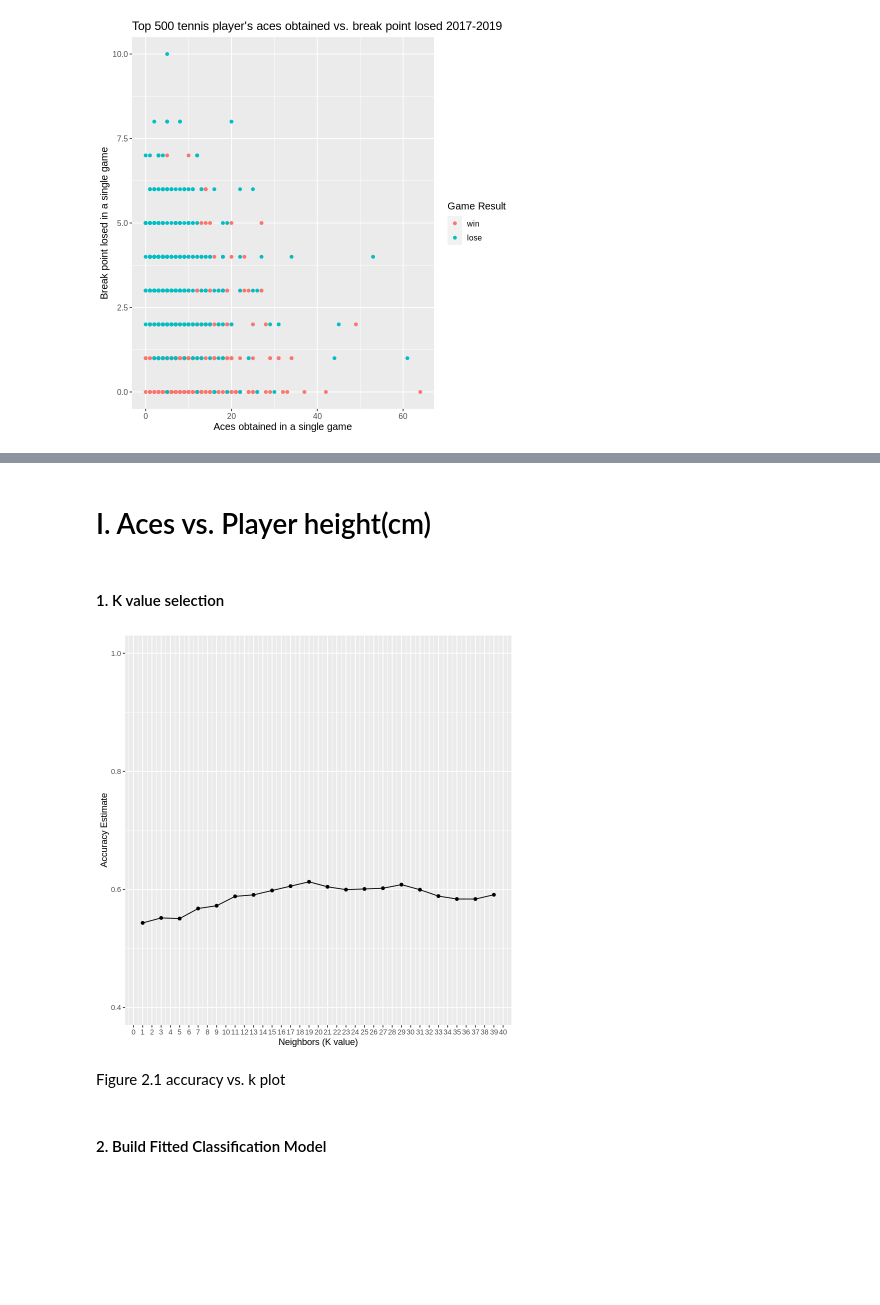
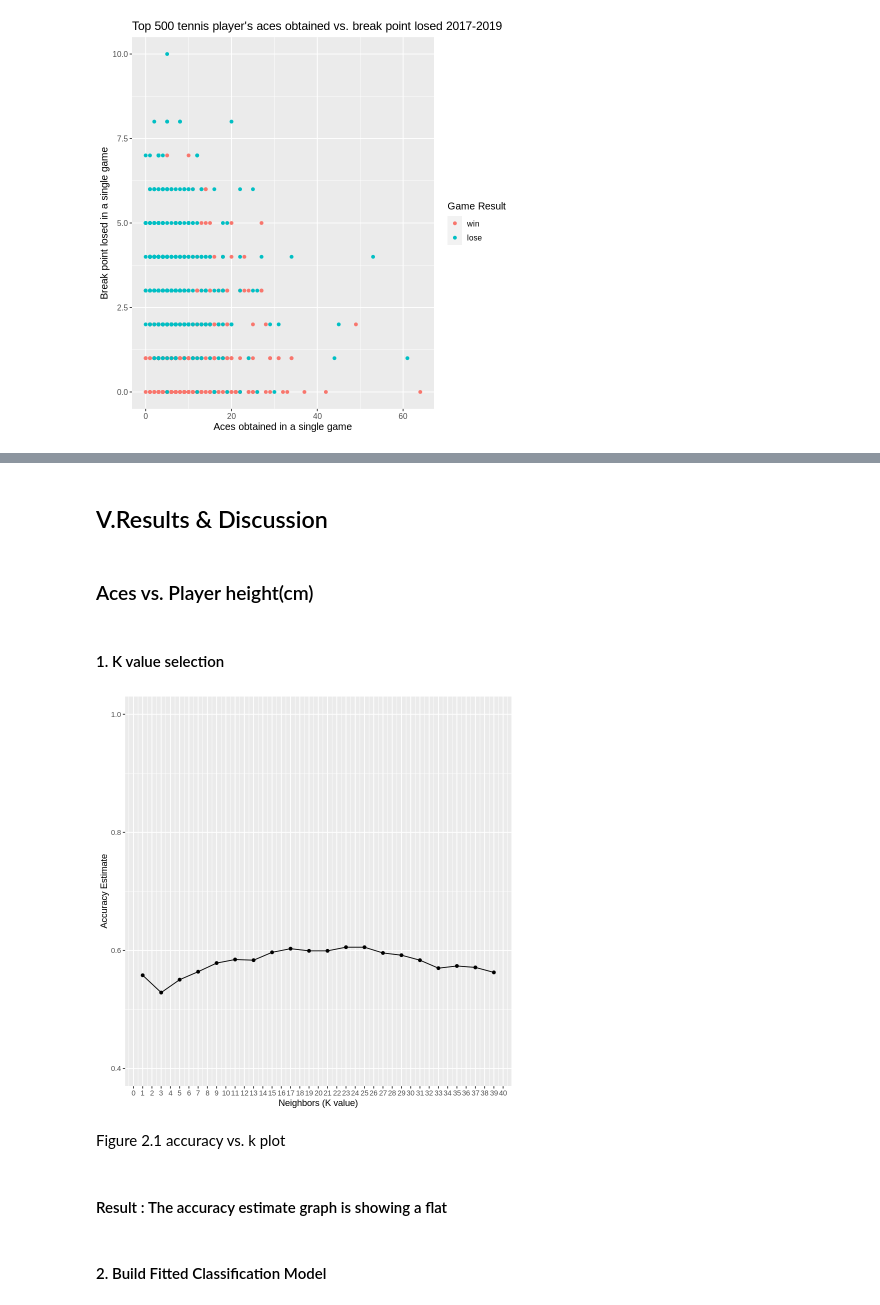
Before and after one commit to Hannah-900/Group_Project, a Jupyter notebook: Final Project Report.ipynb, the cells around one changed output, grey strips where cells are left out. Saved outputs shown, nothing was run; the diff lists cells and outputs as text; code cells hidden in the pictures; blank space fills up the shorter version.

Commit message:
Added Method and Results

```diff
--- a/Final Project Report.ipynb
+++ b/Final Project Report.ipynb
@@ -222,39 +244,45 @@ aces_bpLosed_plot
+# %% [markdown]
+## V.Results & Discussion
 # %% [markdown]
-# I. Aces vs. Player height(cm)
+### Aces vs. Player height(cm)
 # %% [markdown]
 #### 1. K value selection
 # %%
+tennis_vfold <- vfold_cv(tennis_train, v = 10, strata = result)
+
 tennis_recipe<- recipe(result~height+ace, data=tennis_train)%>%
     step_scale(all_predictors())%>%
     step_center(all_predictors())
 
 knn_tune<-nearest_neighbor(weight_func="rectangular", neighbor=tune())%>%
     set_engine("kknn")%>%
     set_mode("classification")
 
 k_vals <- tibble(neighbors = seq(from = 1, to = 40, by = 2))
 
 knn_results <- workflow() %>%
   add_recipe(tennis_recipe) %>%
   add_model(knn_tune) %>%
   tune_grid(resamples = tennis_vfold, grid = k_vals) %>%
   collect_metrics()
 
 accuracies<- knn_results %>%
        filter(.metric=="accuracy")
 
 accuracy_versus_k<- ggplot(accuracies, aes(x = neighbors, y = mean))+
        geom_point() +
        geom_line() +
        labs(x = "Neighbors (K value)", y = "Accuracy Estimate") +
        scale_x_continuous(breaks = seq(0, 50, by = 1)) +  # adjusting the x-axis
        scale_y_continuous(limits = c(0.4, 1.0)) # adjusting the y-axis
 accuracy_versus_k
 #accuracy is similar, chose smaller k since variation is smaller (improves the accuracy)
 # %% [output]
-[figure, old version]
+[figure, new version]
 # %% [markdown]
 Figure 2.1 accuracy vs. k plot
+# %% [markdown]
+ #### Result : The accuracy estimate graph is showing a flat
 # %% [markdown]
 #### 2. Build Fitted Classification Model
 # %%
```
Also changed, not shown: parts of 22 cells of this notebook.
